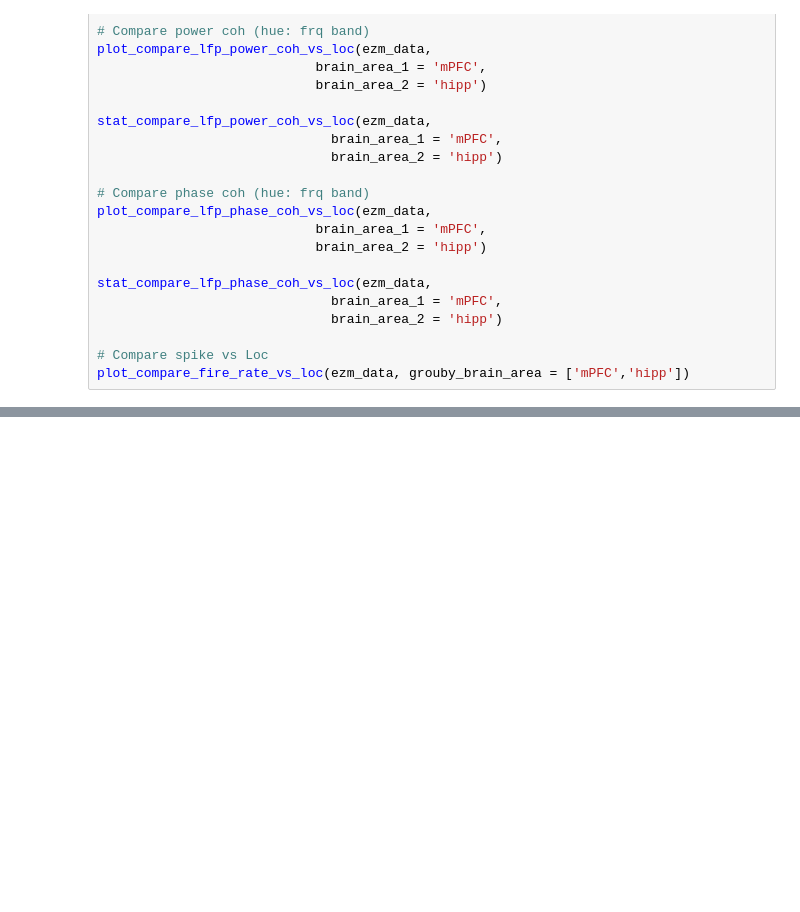
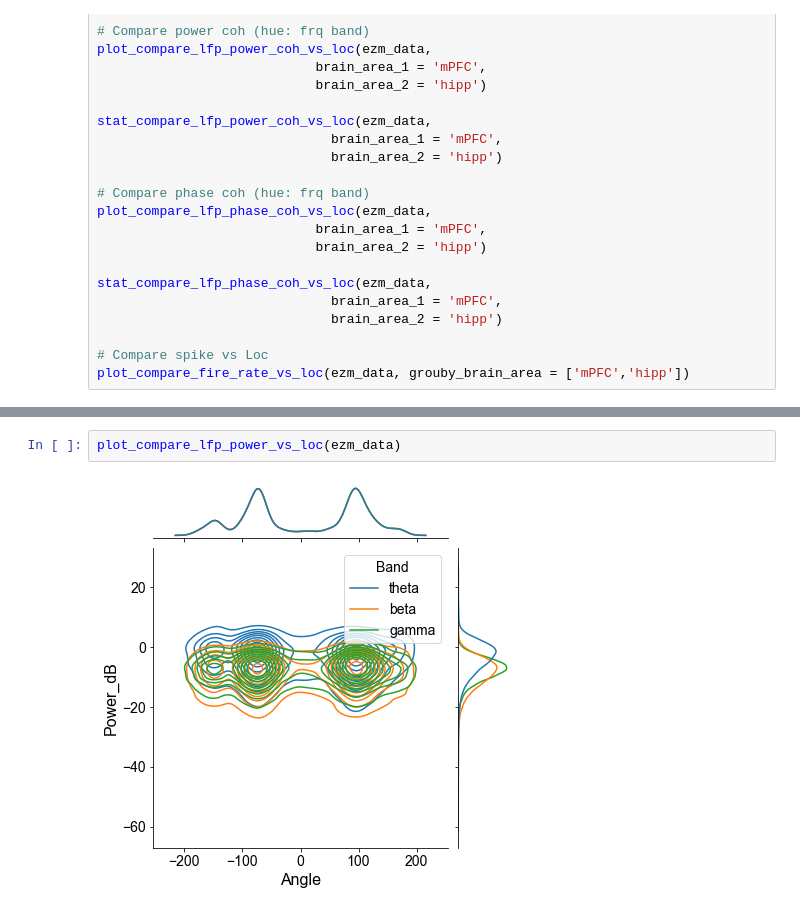
Before and after one commit to rezaie99/lfp_processing, a Jupyter notebook: notebook/preprocess_LFP_data.ipynb, the cells around one changed output, grey strips where cells are left out. Drawn from its saved outputs; the diff is of its cells as text; blank space fills up the shorter version.

```diff
--- a/notebook/preprocess_LFP_data.ipynb
+++ b/notebook/preprocess_LFP_data.ipynb
@@ -544,0 +604,4 @@ plot_location(ezm_data)
+# %%
+plot_compare_lfp_power_vs_loc(ezm_data)
+# %% [output]
+[figure, added]
```
Also changed, not shown: parts of 4 cells of this notebook.
